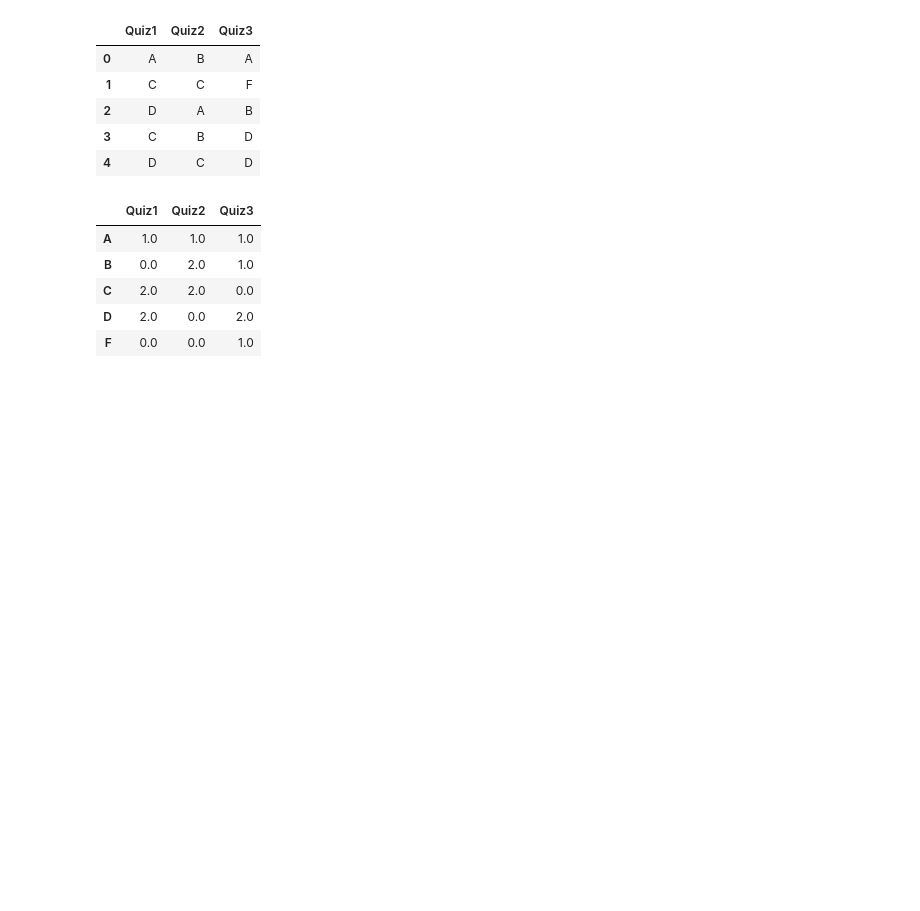
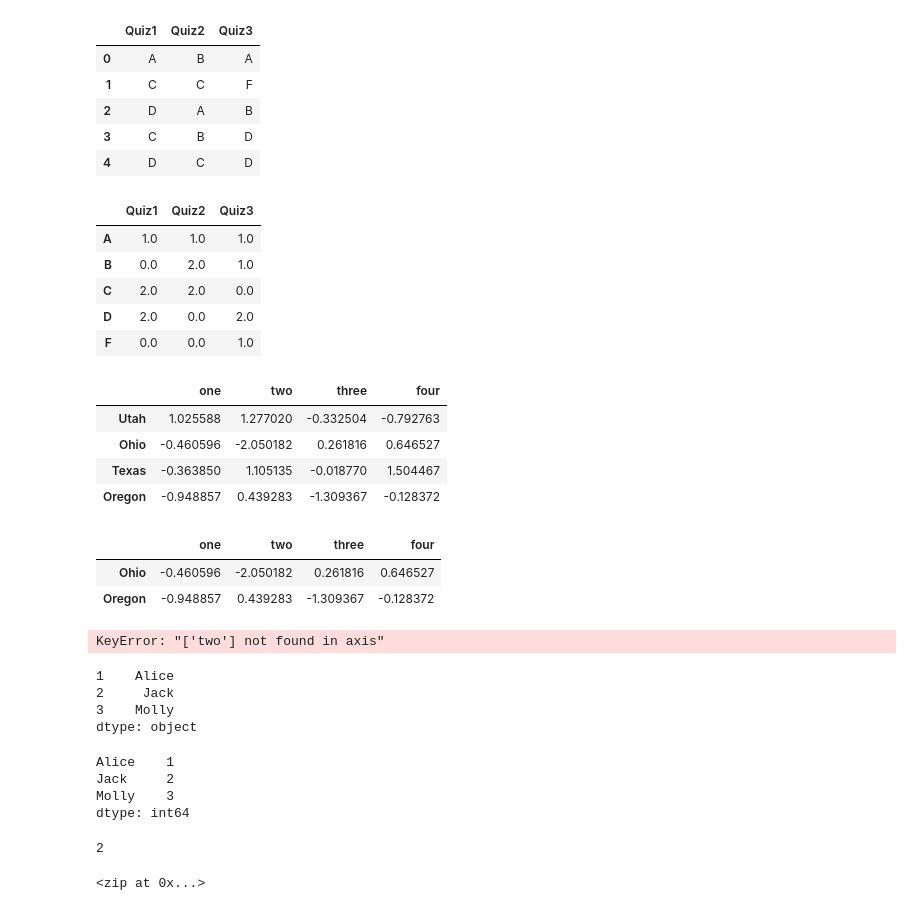
Before and after one commit to BruceBerk/Intro_to_Data_Science_Coursera, a Jupyter notebook: Course_1/Ch_05_pandas.ipynb, the cells around one changed output. Saved outputs shown, nothing was run; the diff lists cells and outputs as text; code cells hidden in the pictures; blank space fills up the shorter version.

```diff
--- a/Course_1/Ch_05_pandas.ipynb
+++ b/Course_1/Ch_05_pandas.ipynb
@@ -574,3 +574,14 @@ result
 | C | 2.0 | 2.0 | 0.0 |
 | D | 2.0 | 0.0 | 2.0 |
 | F | 0.0 | 0.0 | 1.0 |
+# %%
+frame = pd.DataFrame(np.random.randn(4, 4), columns=['one', 'two', 'three', 'four'],
+                     index=['Utah', 'Ohio', 'Texas', 'Oregon'])
+# %%
+frame
+# %% [output]
+|  | one | two | three | four |
+| Utah | 1.025588 | 1.277020 | -0.332504 | -0.792763 |
+| Ohio | -0.460596 | -2.050182 | 0.261816 | 0.646527 |
+| Texas | -0.363850 | 1.105135 | -0.018770 | 1.504467 |
+| Oregon | -0.948857 | 0.439283 | -1.309367 | -0.128372 |
@@ -576,0 +590,10 @@ result
+# %%
+df.drop(['Utah', 'Texas'])
+# %% [output]
+|  | one | two | three | four |
+| Ohio | -0.460596 | -2.050182 | 0.261816 | 0.646527 |
+| Oregon | -0.948857 | 0.439283 | -1.309367 | -0.128372 |
+# %%
+df.drop('two')
+# %% [output]
+KeyError: "['two'] not found in axis"
@@ -576,0 +603,22 @@ result
+# %%
+s1
+# %% [output]
+1    Alice
+2     Jack
+3    Molly
+dtype: object
+# %%
+s2
+# %% [output]
+Alice    1
+Jack     2
+Molly    3
+dtype: int64
+# %%
+s2[1]
+# %% [output]
+2
+# %%
+s2.iteritems()
+# %% [output]
+<zip at 0x...>
```
Also changed, not shown: parts of 23 cells of this notebook, 3 other files.
